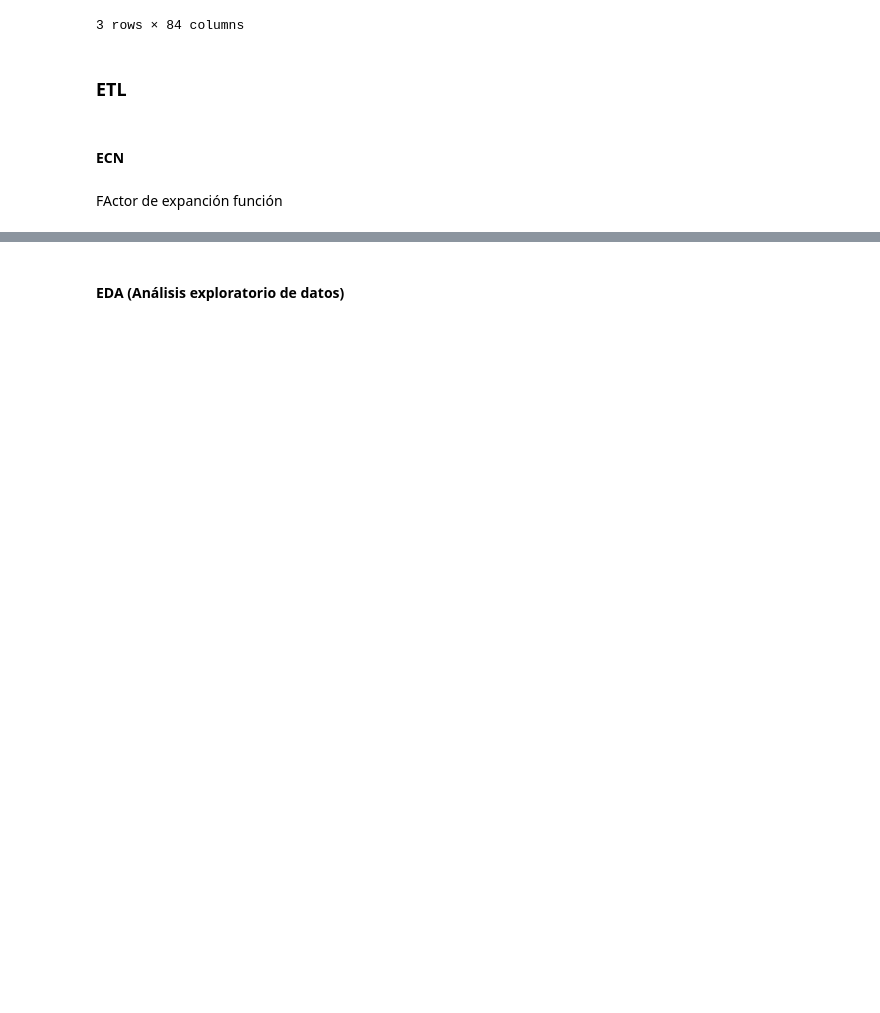
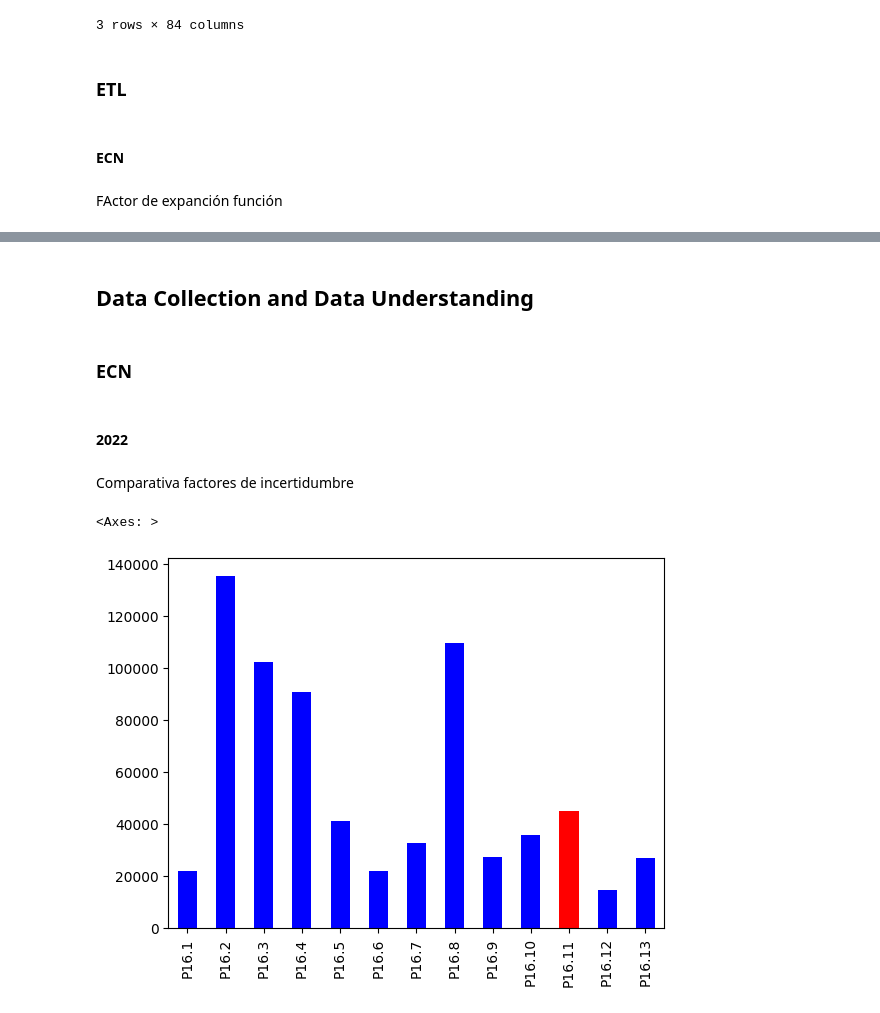
Before and after one commit to JuanParraG/dinamita-de-datos, a Jupyter notebook: Análisis de datos.ipynb, the cells around one changed output, grey strips where cells are left out. Drawn from its saved outputs; the diff is of its cells as text; code cells hidden in the pictures; blank space fills up the shorter version.

```diff
--- a/Análisis de datos.ipynb
+++ b/Análisis de datos.ipynb
@@ -273,4 +249,16 @@ ECN2022EXP = factor_exp(ECN2022, 'F.EXPANSIÓN')
-# %% [markdown]
-<h4>EDA (Análisis exploratorio de datos)
+# %% [markdown]
+<h2>Data Collection and Data Understanding</h2>
+# %% [markdown]
+<h3>ECN
 # %% [markdown]
-<h4>
+<h4>2022
+# %% [markdown]
+Comparativa  factores de incertidumbre
+# %%
+listaP16 =["P16.1","P16.2","P16.3","P16.4","P16.5","P16.6","P16.7",
+           "P16.8","P16.9","P16.10","P16.11","P16.12","P16.13"]
+preguntaP16 = ECN2022EXP[listaP16].sum()
+preguntaP16.plot(kind="bar",color=['red' if i == 10 else 'blue' for i in range(len(preguntaP16))])
+# %% [output]
+<Axes: >
+[figure, added]
```
Also changed, not shown: parts of 17 cells of this notebook.
